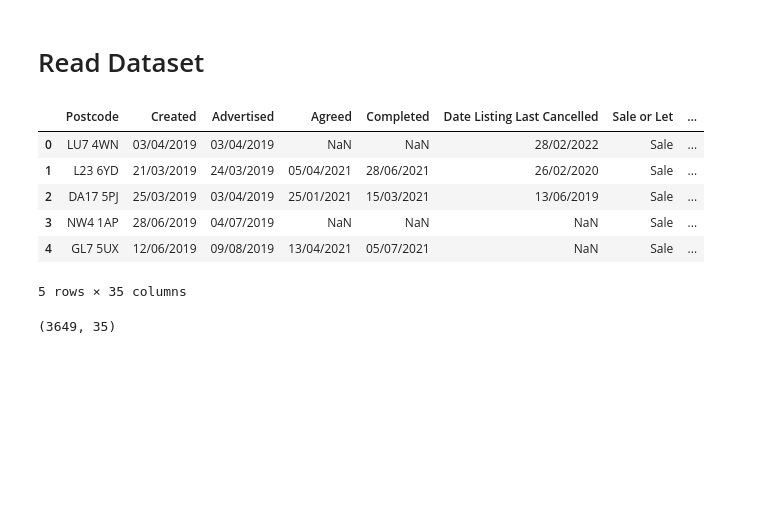
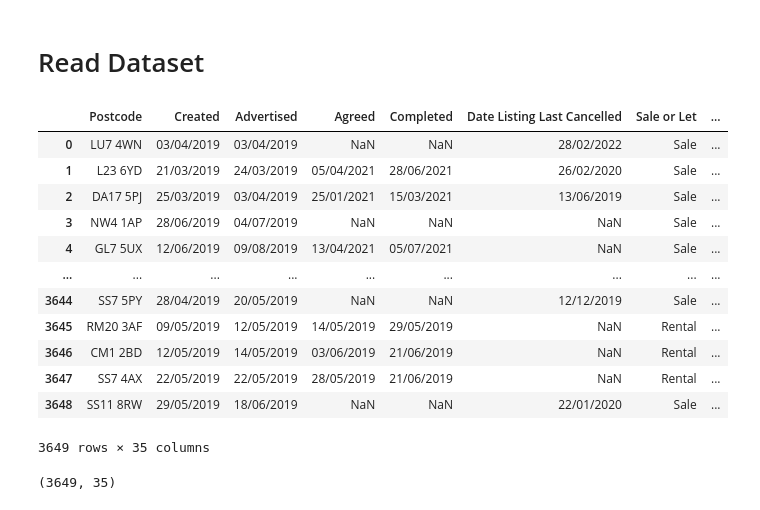
Before and after one commit to luowx0905/Individual-Project, a Jupyter notebook: sell property/read_dataset/read_property_data.ipynb, the cells around one changed output. Drawn from its saved outputs; the diff is of its cells as text; code cells hidden in the pictures; blank space fills up the shorter version.

```diff
--- a/sell property/read_dataset/read_property_data.ipynb
+++ b/sell property/read_dataset/read_property_data.ipynb
@@ -17,16 +17,22 @@ from GeneralizeDataset import GeneralizeDataset
 # %%
 filename = "../datasets/PropertyData_wDesc.csv"
 # Default encoding (UTF-8) not working on this dataset
 data = pd.read_csv(filename, encoding="ISO8859-1")
-data.head()
+data
 # %% [output]
 |  | Postcode | Created | Advertised | Agreed | Completed | Date Listing Last Cancelled | Sale or Let | ... |
 | 0 | LU7 4WN | 03/04/2019 | 03/04/2019 | NaN | NaN | 28/02/2022 | Sale | ... |
 | 1 | L23 6YD | 21/03/2019 | 24/03/2019 | 05/04/2021 | 28/06/2021 | 26/02/2020 | Sale | ... |
 | 2 | DA17 5PJ | 25/03/2019 | 03/04/2019 | 25/01/2021 | 15/03/2021 | 13/06/2019 | Sale | ... |
 | 3 | NW4 1AP | 28/06/2019 | 04/07/2019 | NaN | NaN | NaN | Sale | ... |
 | 4 | GL7 5UX | 12/06/2019 | 09/08/2019 | 13/04/2021 | 05/07/2021 | NaN | Sale | ... |
+| ... | ... | ... | ... | ... | ... | ... | ... | ... |
+| 3644 | SS7 5PY | 28/04/2019 | 20/05/2019 | NaN | NaN | 12/12/2019 | Sale | ... |
+| 3645 | RM20 3AF | 09/05/2019 | 12/05/2019 | 14/05/2019 | 29/05/2019 | NaN | Rental | ... |
+| 3646 | CM1 2BD | 12/05/2019 | 14/05/2019 | 03/06/2019 | 21/06/2019 | NaN | Rental | ... |
+| 3647 | SS7 4AX | 22/05/2019 | 22/05/2019 | 28/05/2019 | 21/06/2019 | NaN | Rental | ... |
+| 3648 | SS11 8RW | 29/05/2019 | 18/06/2019 | NaN | NaN | 22/01/2020 | Sale | ... |
-5 rows × 35 columns
+3649 rows × 35 columns
 # %%
 data.shape
 # %% [output]
```
Also changed, not shown: 6 other files.
